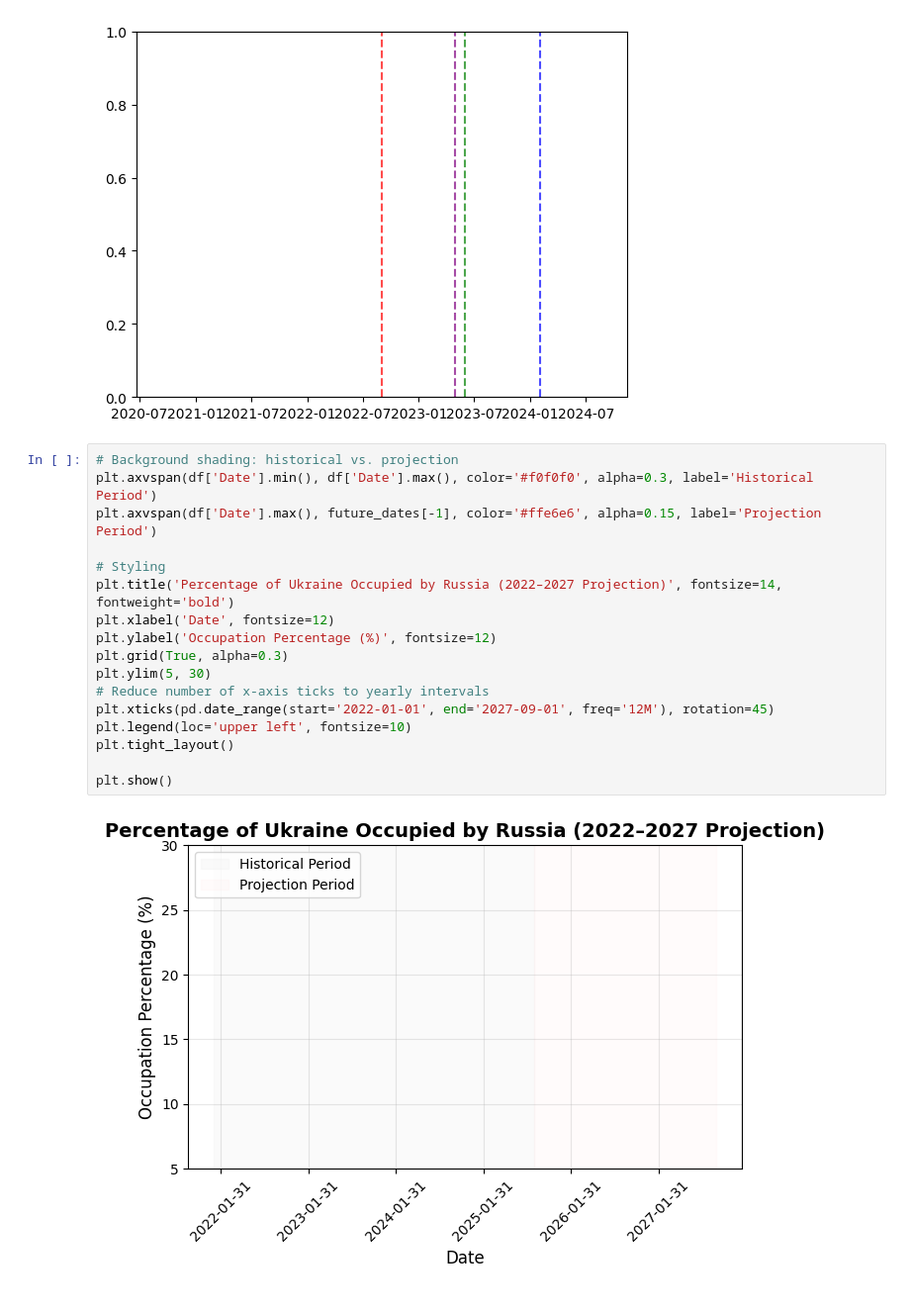
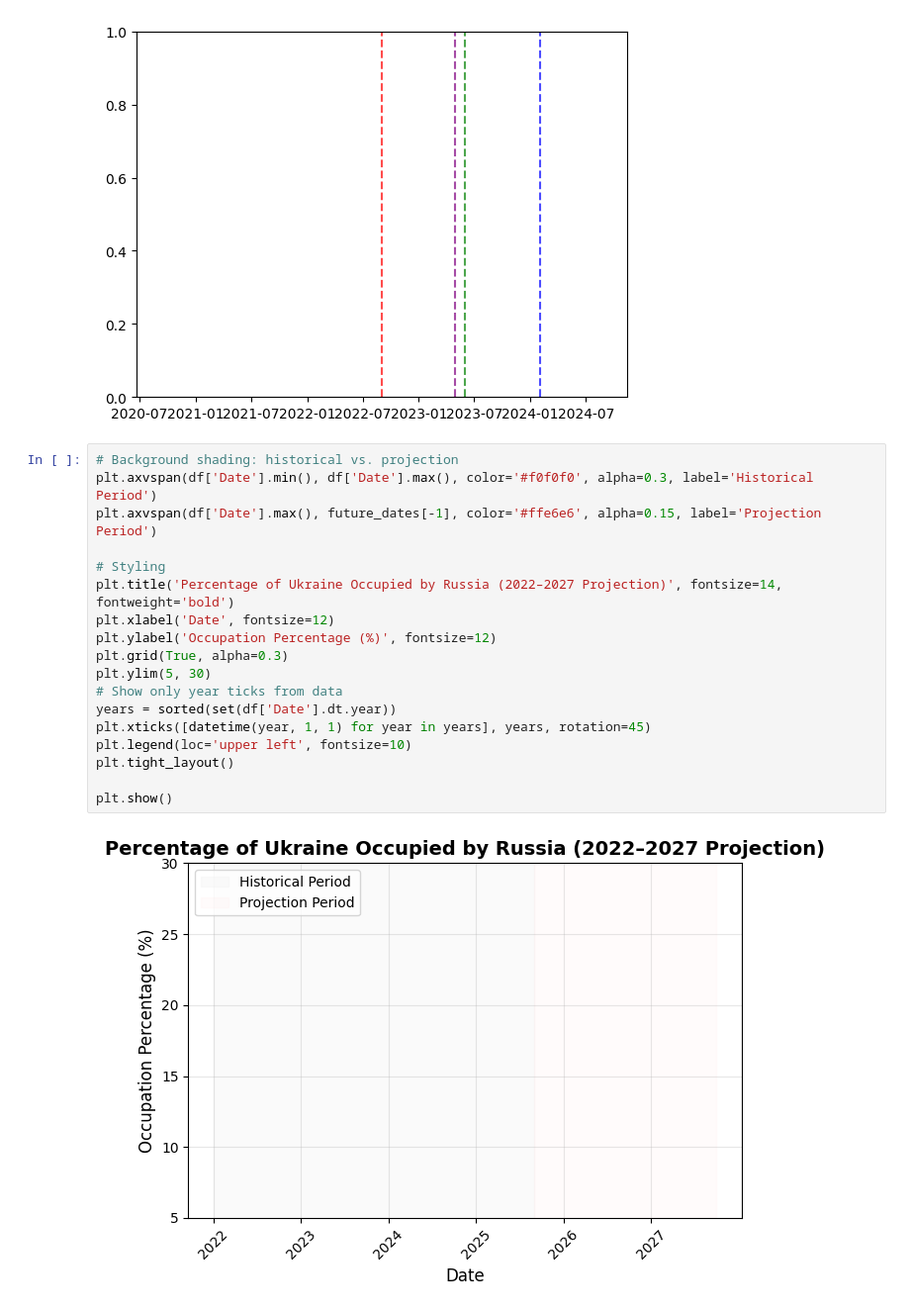
Before and after one commit to Markosky/UkraineWarOccupationProjection, a Jupyter notebook: UkraineStats.ipynb, the cells around one changed output. Shown at 99% size. Saved outputs shown, nothing was run; the diff lists cells and outputs as text.

```diff
--- a/UkraineStats.ipynb
+++ b/UkraineStats.ipynb
@@ -87,19 +87,20 @@ plt.axvline(x=datetime(2024, 2, 1), color='blue', linestyle='--', alpha=0.7, lab
 # %%
 # Background shading: historical vs. projection
 plt.axvspan(df['Date'].min(), df['Date'].max(), color='#f0f0f0', alpha=0.3, label='Historical Period')
 plt.axvspan(df['Date'].max(), future_dates[-1], color='#ffe6e6', alpha=0.15, label='Projection Period')
 
 # Styling
 plt.title('Percentage of Ukraine Occupied by Russia (2022–2027 Projection)', fontsize=14, fontweight='bold')
 plt.xlabel('Date', fontsize=12)
 plt.ylabel('Occupation Percentage (%)', fontsize=12)
 plt.grid(True, alpha=0.3)
 plt.ylim(5, 30)
-# Reduce number of x-axis ticks to yearly intervals
-plt.xticks(pd.date_range(start='2022-01-01', end='2027-09-01', freq='12M'), rotation=45)
+# Show only year ticks from data
+years = sorted(set(df['Date'].dt.year))
+plt.xticks([datetime(year, 1, 1) for year in years], years, rotation=45)
 plt.legend(loc='upper left', fontsize=10)
 plt.tight_layout()
 
 plt.show()
 # %% [output]
-[figure, old version]
+[figure, new version]
```
Also changed, not shown: parts of 1 cell of this notebook.
